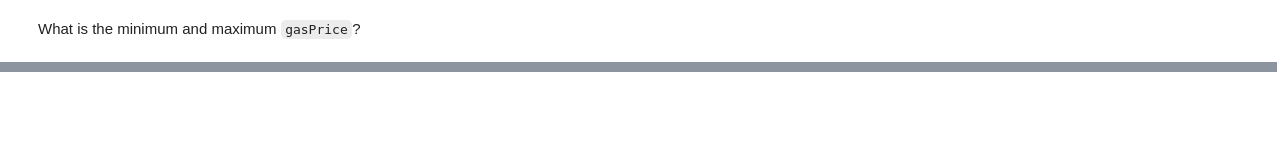
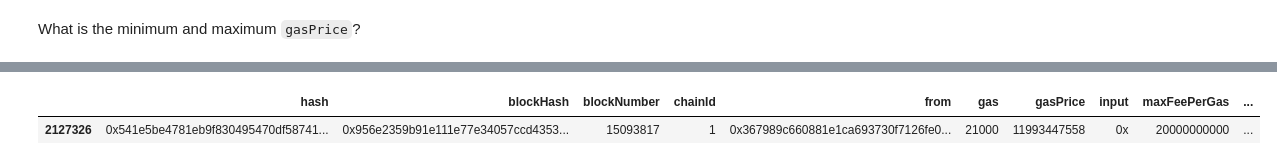
Before and after one commit to InterUniverse/blockchain, a Jupyter notebook: ethereum/nbs/ethereum_analysis.ipynb, the cells around one changed output, grey strips where cells are left out. Cells and saved outputs as stored; diff of their text form; code cells hidden in the pictures; blank space fills up the shorter version.

```diff
--- a/ethereum/nbs/ethereum_analysis.ipynb
+++ b/ethereum/nbs/ethereum_analysis.ipynb
@@ -309,0 +345,5 @@ min:0; max:249,999,999,999,999,995,805,696; median:0; mean:1,935,085,034,425,374
+# %%
+df.query('value == 150000000589999997190144')
+# %% [output]
+|  | hash | blockHash | blockNumber | chainId | from | gas | gasPrice | input | maxFeePerGas | ... |
+| 2127326 | 0x541e5be4781eb9f830495470df58741... | 0x956e2359b91e111e77e34057ccd4353... | 15093817 | 1 | 0x367989c660881e1ca693730f7126fe0... | 21000 | 11993447558 | 0x | 20000000000 | ... |
```
Also changed, not shown: parts of 44 cells of this notebook, 1 other file.
